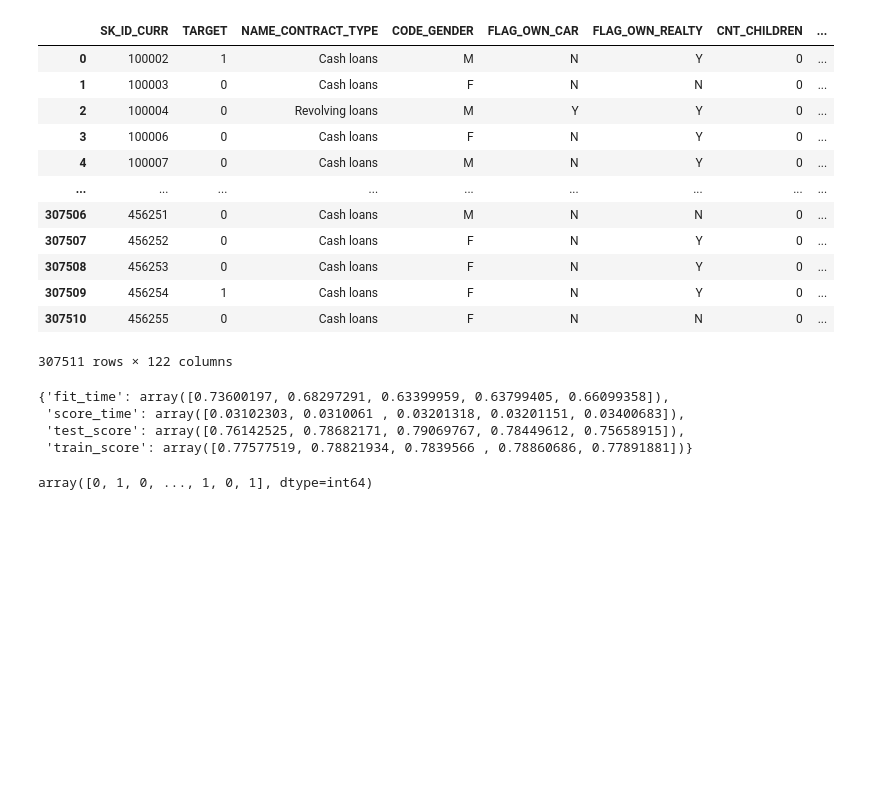
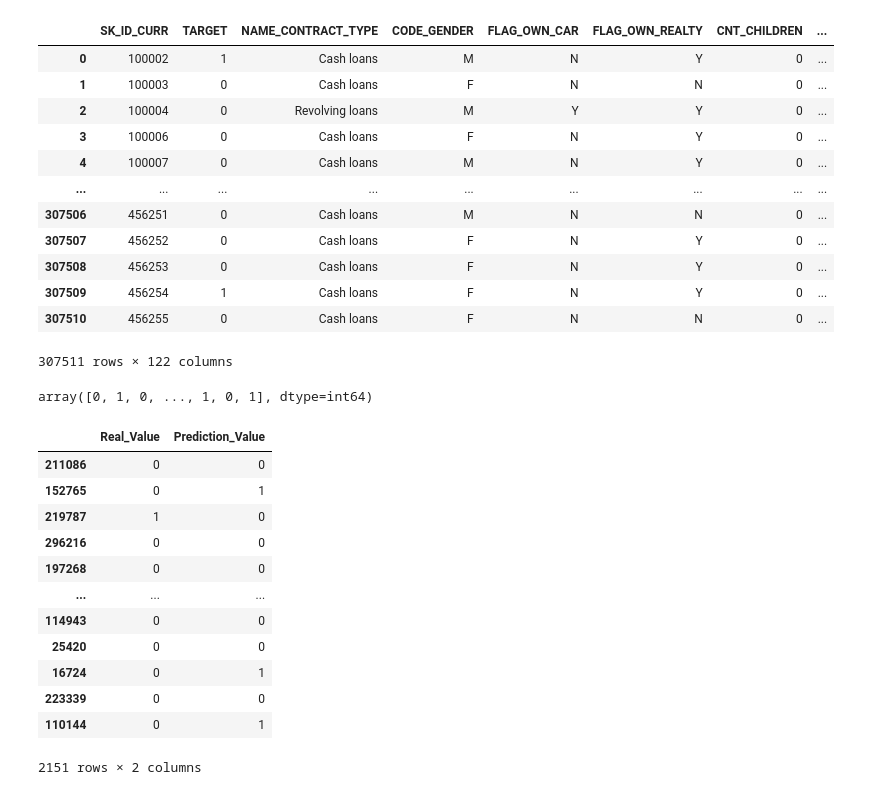
Before and after one commit to Melodyellinn/Scoring_app, a Jupyter notebook: Notebook_predict.ipynb, the cells around one changed output. Saved outputs shown, nothing was run; the diff lists cells and outputs as text; code cells hidden in the pictures; blank space fills up the shorter version.

```diff
--- a/Notebook_predict.ipynb
+++ b/Notebook_predict.ipynb
@@ -54,8 +70 @@ results = cross_validate(my_model, X_train, y_train, return_train_score=True)
-# %%
-results
-# %% [output]
-{'fit_time': array([0.73600197, 0.68297291, 0.63399959, 0.63799405, 0.66099358]),
- 'score_time': array([0.03102303, 0.0310061 , 0.03201318, 0.03201151, 0.03400683]),
- 'test_score': array([0.76142525, 0.78682171, 0.79069767, 0.78449612, 0.75658915]),
- 'train_score': array([0.77577519, 0.78821934, 0.7839566 , 0.78860686, 0.77891881])}
 # %%
@@ -63,2 +74,22 @@ my_model.predict(X_test)
 # %% [output]
 array([0, 1, 0, ..., 1, 0, 1], dtype=int64)
+# %%
+###### THE PREDICTIONS ######
+my_model = pd.DataFrame()
+my_model['Real_Value'] = y_test
+my_model['Prediction_Value'] = y_pred
+my_model
+# %% [output]
+|  | Real_Value | Prediction_Value |
+| 211086 | 0 | 0 |
+| 152765 | 0 | 1 |
+| 219787 | 1 | 0 |
+| 296216 | 0 | 0 |
+| 197268 | 0 | 0 |
+| ... | ... | ... |
+| 114943 | 0 | 0 |
+| 25420 | 0 | 0 |
+| 16724 | 0 | 1 |
+| 223339 | 0 | 0 |
+| 110144 | 0 | 1 |
+2151 rows × 2 columns
```
Also changed, not shown: parts of 11 cells of this notebook, 1 other file.
